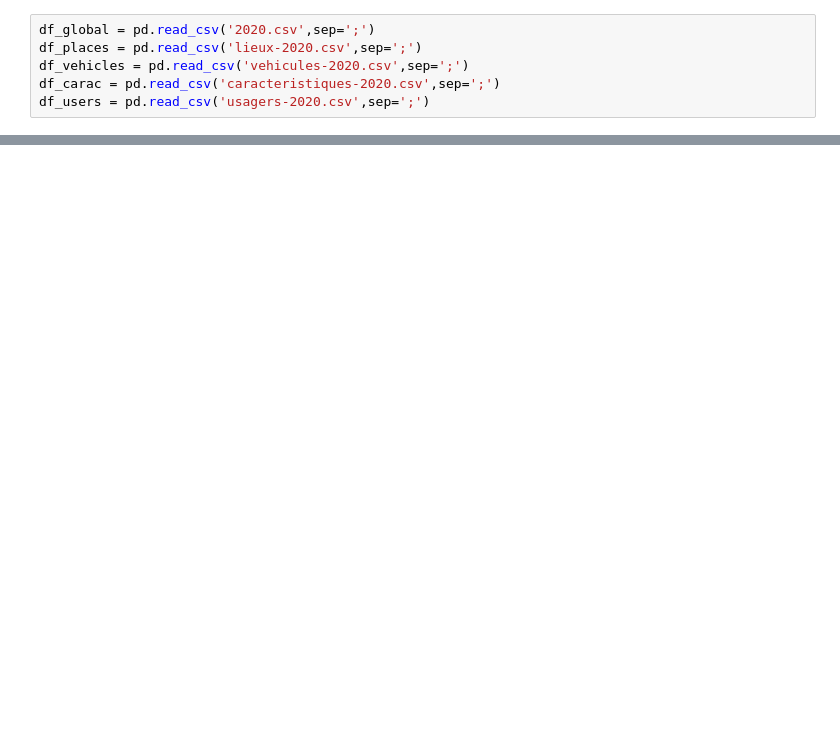
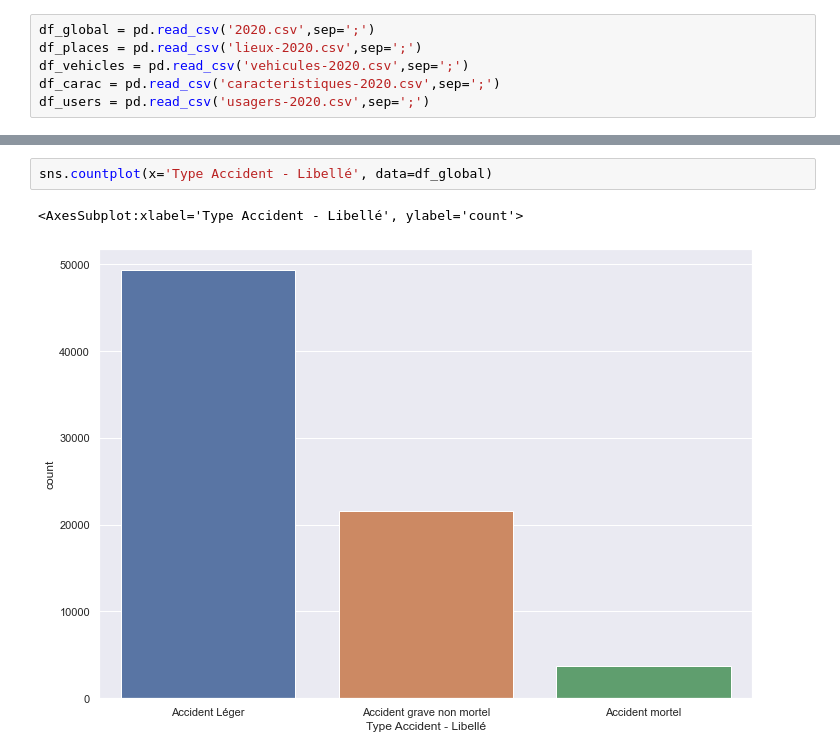
Before and after one commit to timothee-ribes/delta, a Jupyter notebook: radar_accidents/accidents.ipynb, the cells around one changed output, grey strips where cells are left out. Saved outputs shown, nothing was run; the diff lists cells and outputs as text; blank space fills up the shorter version.

```diff
--- a/radar_accidents/accidents.ipynb
+++ b/radar_accidents/accidents.ipynb
@@ -128,0 +78,5 @@ Name: date_installation, dtype: object
+# %%
+sns.countplot(x='Type Accident - Libellé', data=df_global)
+# %% [output]
+<AxesSubplot:xlabel='Type Accident - Libellé', ylabel='count'>
+[figure, added]
```
Also changed, not shown: parts of 20 cells of this notebook.
